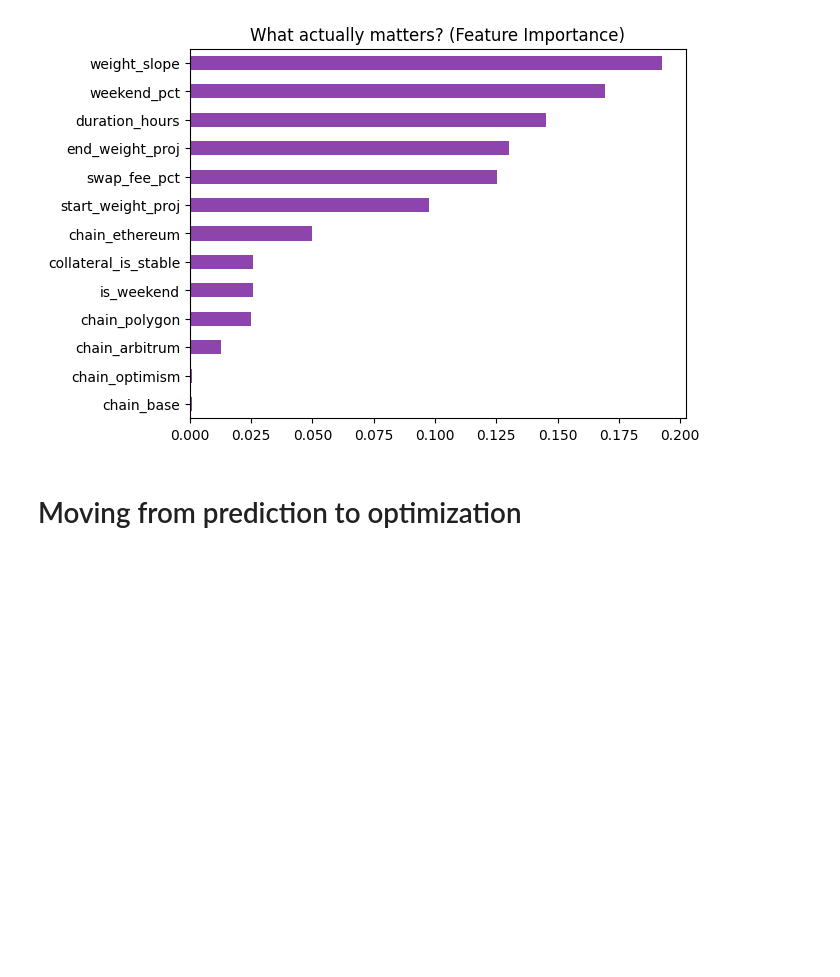
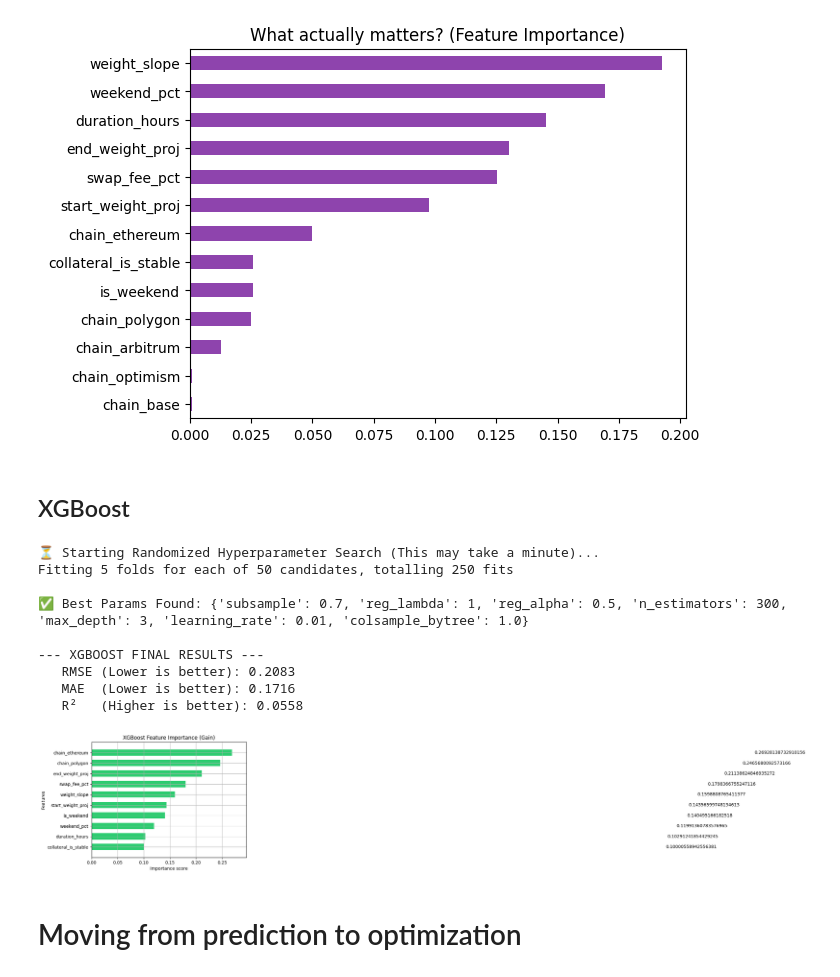
Before and after one commit to kaiquevalentim/fair-launch-analytics, a Jupyter notebook: model_development/logistic_regression_&_random_forest.ipynb, the cells around one changed output. Cells and saved outputs as stored; diff of their text form; code cells hidden in the pictures; blank space fills up the shorter version.

```diff
--- a/model_development/logistic_regression_&_random_forest.ipynb
+++ b/model_development/logistic_regression_&_random_forest.ipynb
@@ -176,6 +179,81 @@ plt.show()
    R²   (Higher is better): 0.0492
    (R²=0.0 means the model is just guessing the average)
 [figure]
+# %% [markdown]
+## XGBoost
+# %%
+def train_xgboost():
+
+    # ==========================================================================
+    # 1. DEFINE HYPERPARAMETER GRID
+    # ==========================================================================
+    # XGBoost needs tuning. We test random combinations of these settings.
+    param_grid = {
+        'n_estimators': [100, 300, 500],        # Number of boosting rounds
+        'learning_rate': [0.01, 0.05, 0.1],     # How much each tree corrects errors
+        'max_depth': [3, 5, 7],                 # Tree depth (prevent overfitting)
+        'subsample': [0.7, 0.8, 0.9],           # Use only % of rows per tree
+        'colsample_bytree': [0.7, 0.8, 1.0],    # Use only % of columns per tree
+        'reg_alpha': [0, 0.1, 0.5],             # L1 Regularization
+        'reg_lambda': [1, 1.5, 2]               # L2 Regularization
+    }
+
+    print("⏳ Starting Randomized Hyperparameter Search (This may take a minute)...")
+
+    xgb_model = xgb.XGBRegressor(objective='reg:squarederror', random_state=42, n_jobs=-1)
+
+    # Try 50 random combinations
+    search = RandomizedSearchCV(
+        estimator=xgb_model,
+        param_distributions=param_grid,
+        n_iter=50,
+        scoring='r2',
+        cv=5,
+        verbose=1,
+        random_state=42,
+        n_jobs=-1
+    )
+
+    search.fit(X_train, y_train)
+
+    # ==========================================================================
+    # 2. EVALUATE BEST MODEL
+    # ==========================================================================
+    best_model = search.best_estimator_
+    print(f"\n✅ Best Params Found: {search.best_params_}")
+
+    y_pred = best_model.predict(X_test)
+
+    rmse = np.sqrt(mean_squared_error(y_test, y_pred))
+    mae = mean_absolute_error(y_test, y_pred)
+    r2 = r2_score(y_test, y_pred)
+
+    print("\n--- XGBOOST FINAL RESULTS ---")
+    print(f"   RMSE (Lower is better): {rmse:.4f}")
+    print(f"   MAE  (Lower is better): {mae:.4f}")
+    print(f"   R²   (Higher is better): {r2:.4f}")
+
+    # ==========================================================================
+    # 3. FEATURE IMPORTANCE PLOT
+    # ==========================================================================
+    # XGBoost calculates importance differently (Gain = Improvement in accuracy)
+    xgb.plot_importance(best_model, importance_type='gain', max_num_features=10, height=0.6, color='#2ecc71')
+    plt.title('XGBoost Feature Importance (Gain)')
+    plt.show()
+
+if __name__ == "__main__":
+    train_xgboost()
+# %% [output]
+⏳ Starting Randomized Hyperparameter Search (This may take a minute)...
+Fitting 5 folds for each of 50 candidates, totalling 250 fits
+
+✅ Best Params Found: {'subsample': 0.7, 'reg_lambda': 1, 'reg_alpha': 0.5, 'n_estimators': 300, 'max_depth': 3, 'learning_rate': 0.01, 'colsample_bytree': 1.0}
+
+--- XGBOOST FINAL RESULTS ---
+   RMSE (Lower is better): 0.2083
+   MAE  (Lower is better): 0.1716
+   R²   (Higher is better): 0.0558
+[figure, added]
 # %% [markdown]
 # Moving from prediction to optimization
 # %%
```
Also changed, not shown: parts of 3 cells of this notebook.
